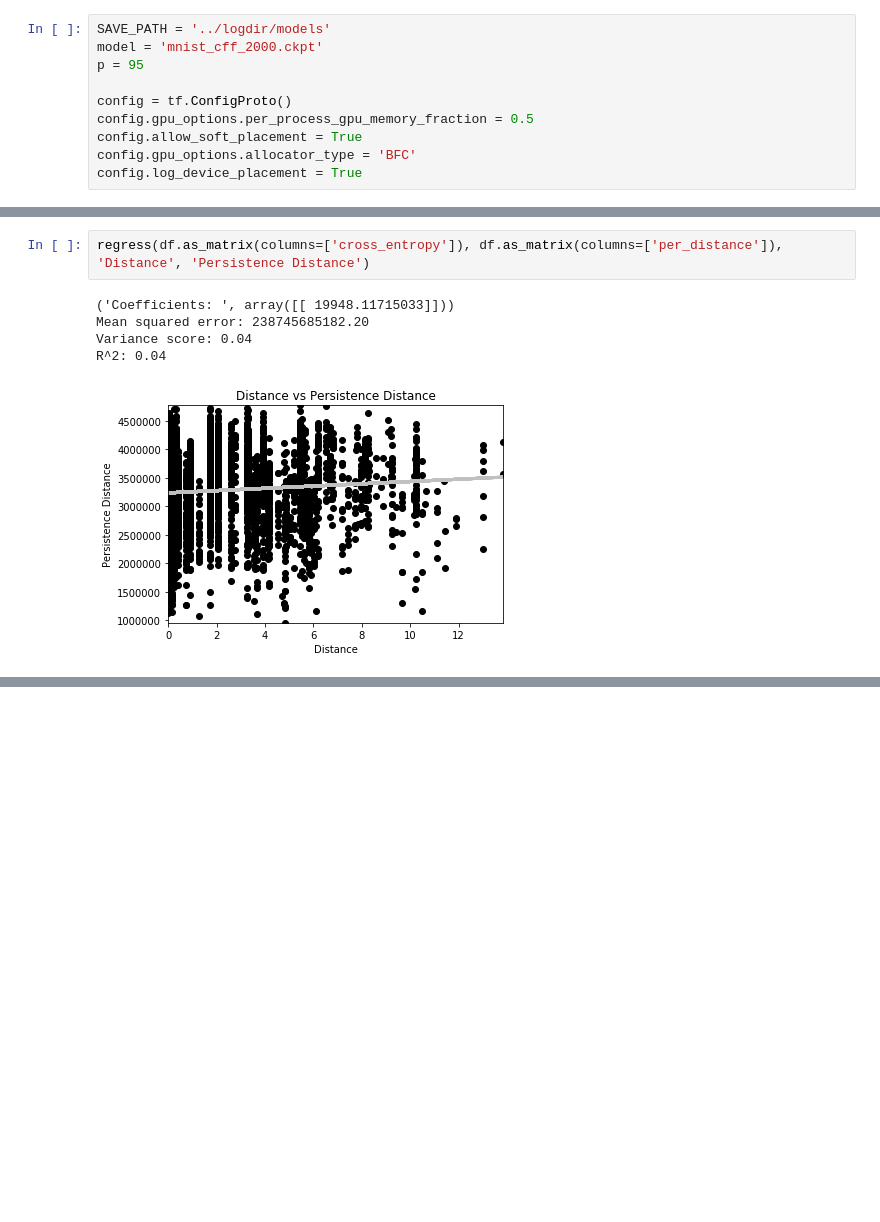
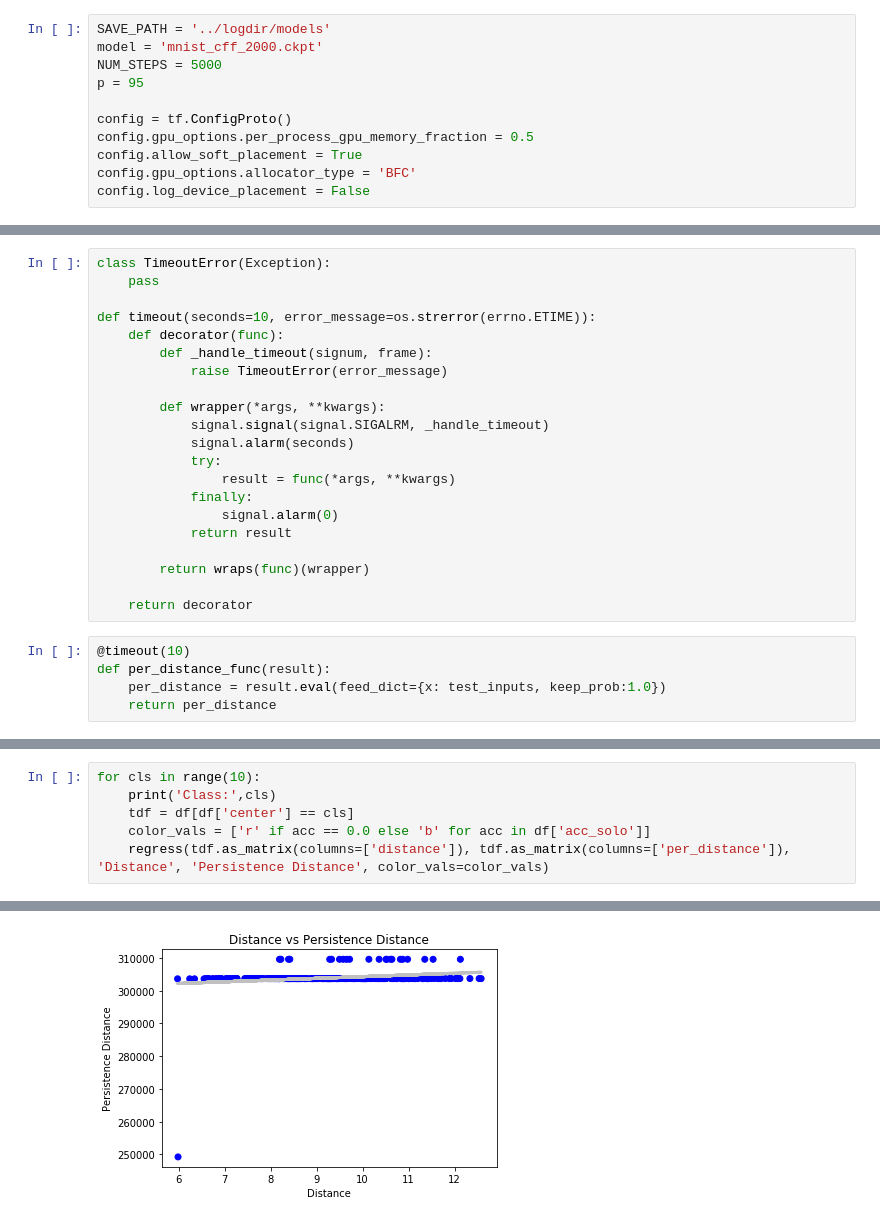
Before and after one commit to tgebhart/tf_activation, a Jupyter notebook: notebooks/Elite_Detector_Regression.ipynb, the cells around one changed output, grey strips where cells are left out. Drawn from its saved outputs; the diff is of its cells as text; blank space fills up the shorter version.

```diff
--- a/notebooks/Elite_Detector_Regression.ipynb
+++ b/notebooks/Elite_Detector_Regression.ipynb
@@ -25,12 +30,13 @@ Extracting MNIST_data/t10k-labels-idx1-ubyte.gz
 # %%
 SAVE_PATH = '../logdir/models'
 model = 'mnist_cff_2000.ckpt'
+NUM_STEPS = 5000
 p = 95
 
 config = tf.ConfigProto()
 config.gpu_options.per_process_gpu_memory_fraction = 0.5
 config.allow_soft_placement = True
 config.gpu_options.allocator_type = 'BFC'
-config.log_device_placement = True
+config.log_device_placement = False
 # %%
 # kmeans = KMeans(init='k-means++', n_clusters=len(mnist.train.labels[0]), n_init=10)
@@ -37,6 +44,32 @@ config.log_device_placement = True
 # kmeans.fit(mnist.train.images)
 # joblib.dump(kmeans, os.path.join(SAVE_PATH, 'kmeans.pkl'))
 kmeans = joblib.load(os.path.join(SAVE_PATH, 'kmeans.pkl'))
+# %%
+class TimeoutError(Exception):
+    pass
+
+def timeout(seconds=10, error_message=os.strerror(errno.ETIME)):
+    def decorator(func):
+        def _handle_timeout(signum, frame):
+            raise TimeoutError(error_message)
+
+        def wrapper(*args, **kwargs):
+            signal.signal(signal.SIGALRM, _handle_timeout)
+            signal.alarm(seconds)
+            try:
+                result = func(*args, **kwargs)
+            finally:
+                signal.alarm(0)
+            return result
+
+        return wraps(func)(wrapper)
+
+    return decorator
+# %%
+@timeout(10)
+def per_distance_func(result):
+    per_distance = result.eval(feed_dict={x: test_inputs, keep_prob:1.0})
+    return per_distance
 # %%
 df = []
 centers = kmeans.cluster_centers_
@@ -191,8 +252,7 @@ def regress(X, y, xlab, ylab):
-# %%
-regress(df.as_matrix(columns=['cross_entropy']), df.as_matrix(columns=['per_distance']), 'Distance', 'Persistence Distance')
-# %% [output]
-('Coefficients: ', array([[ 19948.11715033]]))
-Mean squared error: 238745685182.20
-Variance score: 0.04
-R^2: 0.04
-[figure, removed]
+# %%
+for cls in range(10):
+    print('Class:',cls)
+    tdf = df[df['center'] == cls]
+    color_vals = ['r' if acc == 0.0 else 'b' for acc in df['acc_solo']]
+    regress(tdf.as_matrix(columns=['distance']), tdf.as_matrix(columns=['per_distance']), 'Distance', 'Persistence Distance', color_vals=color_vals)
+# %% [output]
@@ -198,0 +264 @@ R^2: 0.04
+[figure, added]
```
Also changed, not shown: parts of 10 cells of this notebook, 24 other files.
